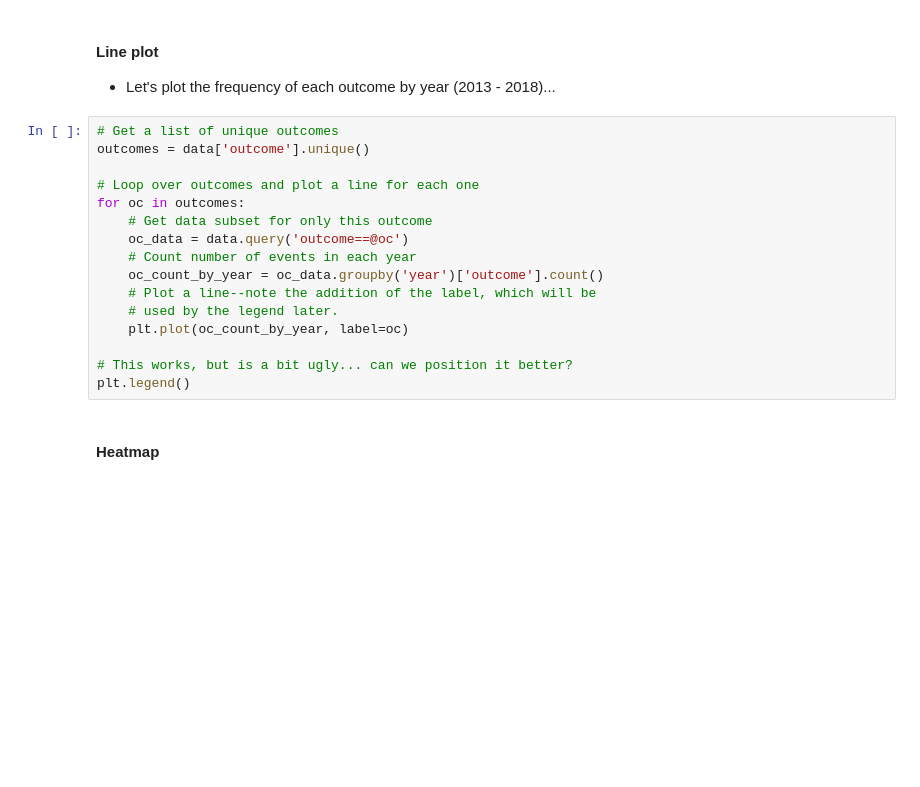
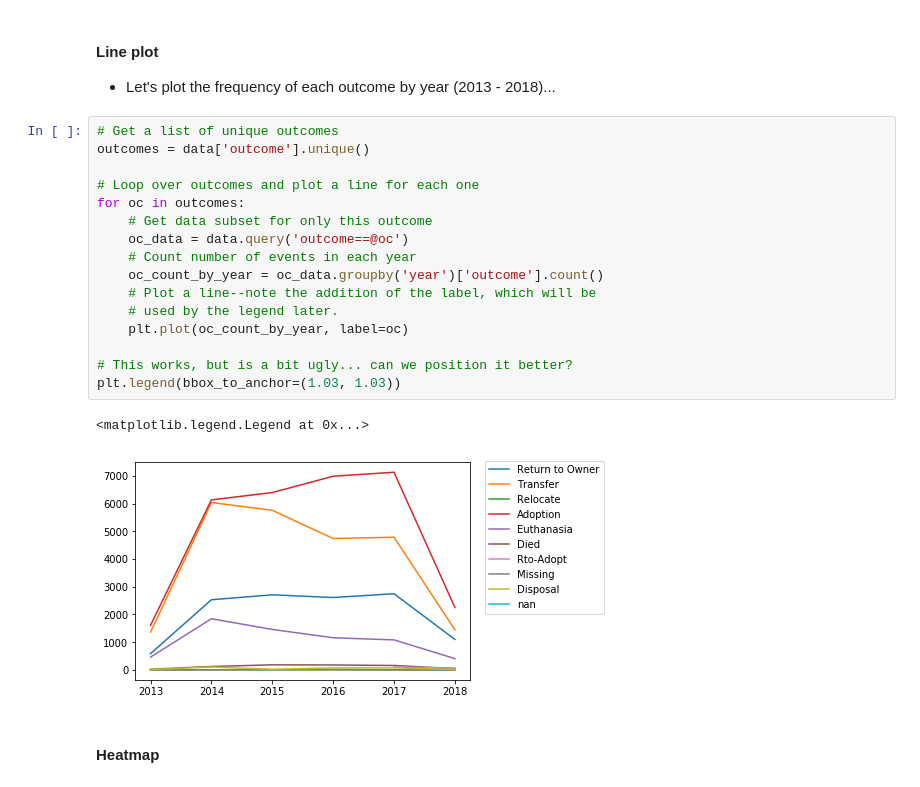
Before and after one commit to tyarkoni/SSI2018, a Jupyter notebook: notebooks/Day 3 - Exploring and analyzing data in Python.ipynb, the cells around one changed output. Saved outputs shown, nothing was run; the diff lists cells and outputs as text; blank space fills up the shorter version.

```diff
--- a/notebooks/Day 3 - Exploring and analyzing data in Python.ipynb
+++ b/notebooks/Day 3 - Exploring and analyzing data in Python.ipynb
@@ -147,19 +257,22 @@ plt.title("Breed height vs. weight", fontsize=16);
 # %%
 # Get a list of unique outcomes
 outcomes = data['outcome'].unique()
 
 # Loop over outcomes and plot a line for each one
 for oc in outcomes:
     # Get data subset for only this outcome
     oc_data = data.query('outcome==@oc')
     # Count number of events in each year
     oc_count_by_year = oc_data.groupby('year')['outcome'].count()
     # Plot a line--note the addition of the label, which will be
     # used by the legend later.
     plt.plot(oc_count_by_year, label=oc)
 
 # This works, but is a bit ugly... can we position it better?
-plt.legend()
+plt.legend(bbox_to_anchor=(1.03, 1.03))
+# %% [output]
+<matplotlib.legend.Legend at 0x...>
+[figure, added]
 # %% [markdown]
 #### Heatmap
 # %%
```
Also changed, not shown: parts of 31 cells of this notebook, 1 other file.
